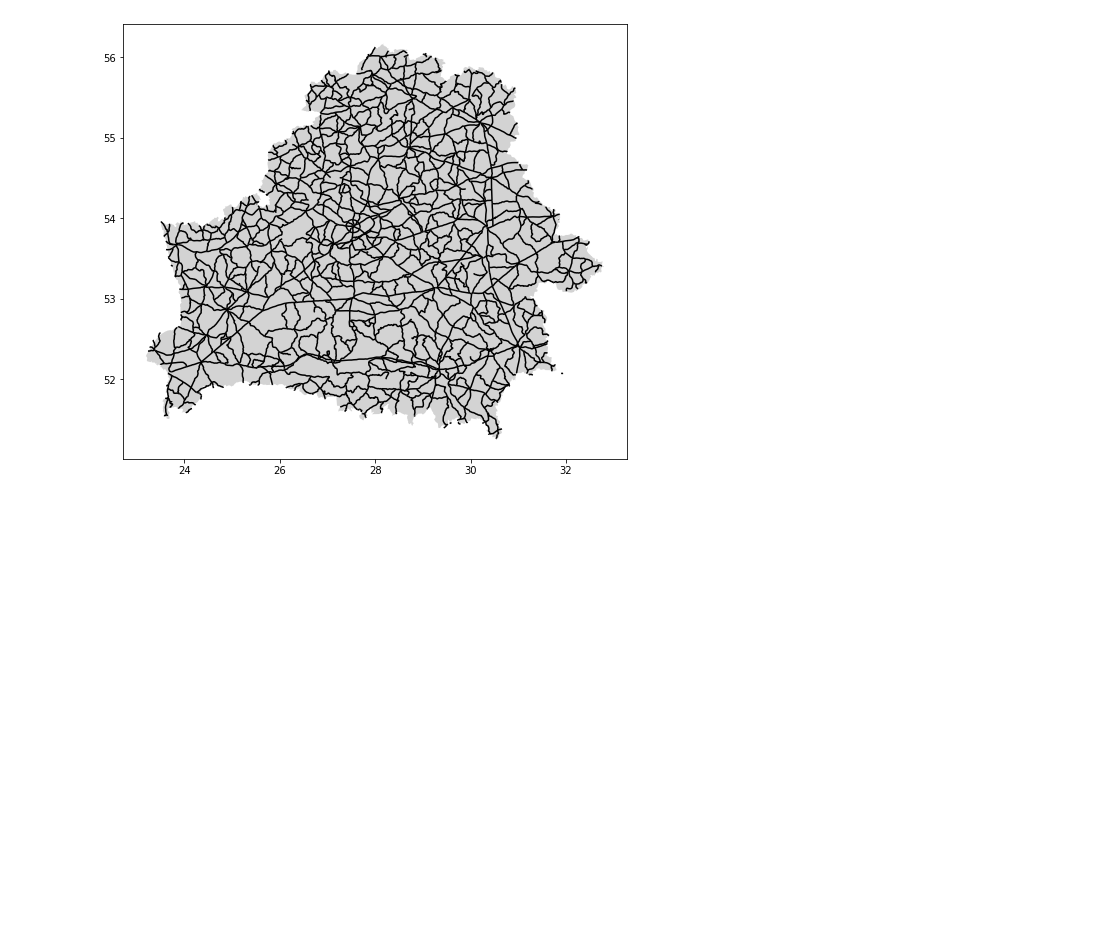
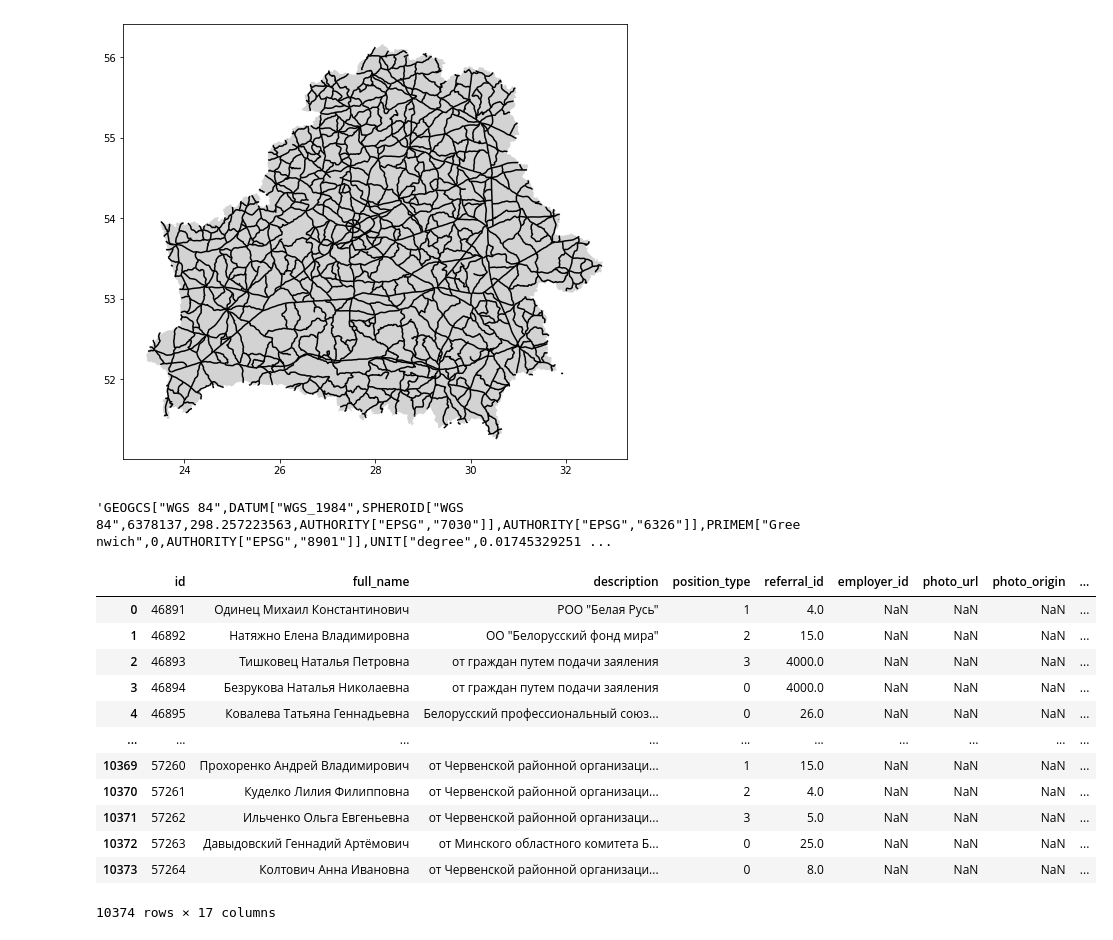
Before and after one commit to danielsaggau/Elections-Belarus, a Jupyter notebook: collab_map.ipynb, the cells around one changed output. Drawn from its saved outputs; the diff is of its cells as text; code cells hidden in the pictures; blank space fills up the shorter version.

```diff
--- a/collab_map.ipynb
+++ b/collab_map.ipynb
@@ -52,3 +52,32 @@ shape.plot(ax=base, zorder = 3, color = 'black')
 # %% [output]
 <matplotlib.axes._subplots.AxesSubplot at 0x...>
 [figure]
+# %%
+#!pip install rasterio
+#import rasterio.plot
+from osgeo import gdal
+
+raster = gdal.Open('/blr_pop.vrt')
+type(raster)
+raster.GetProjection()
+# %% [output]
+'GEOGCS["WGS 84",DATUM["WGS_1984",SPHEROID["WGS 84",6378137,298.257223563,AUTHORITY["EPSG","7030"]],AUTHORITY["EPSG","6326"]],PRIMEM["Greenwich",0,AUTHORITY["EPSG","8901"]],UNIT["degree",0.01745329251 ...
+# %%
+import pandas as pd
+#df = pd.read_csv(r'/content/commission.csv')
+df = pd.read_csv(r'/content/member-05_minsk.csv')
+df
+# %% [output]
+|  | id | full_name | description | position_type | referral_id | employer_id | photo_url | photo_origin | ... |
+| 0 | 46891 | Одинец Михаил Константинович | РОО "Белая Русь" | 1 | 4.0 | NaN | NaN | NaN | ... |
+| 1 | 46892 | Натяжно Елена Владимировна | ОО "Белорусский фонд мира" | 2 | 15.0 | NaN | NaN | NaN | ... |
+| 2 | 46893 | Тишковец Наталья Петровна | от граждан путем подачи заяления | 3 | 4000.0 | NaN | NaN | NaN | ... |
+| 3 | 46894 | Безрукова Наталья Николаевна | от граждан путем подачи заяления | 0 | 4000.0 | NaN | NaN | NaN | ... |
+| 4 | 46895 | Ковалева Татьяна Геннадьевна | Белорусский профессиональный союз... | 0 | 26.0 | NaN | NaN | NaN | ... |
+| ... | ... | ... | ... | ... | ... | ... | ... | ... | ... |
+| 10369 | 57260 | Прохоренко Андрей Владимирович | от Червенской районной организаци... | 1 | 15.0 | NaN | NaN | NaN | ... |
+| 10370 | 57261 | Куделко Лилия Филипповна | от Червенской районной организаци... | 2 | 4.0 | NaN | NaN | NaN | ... |
+| 10371 | 57262 | Ильченко Ольга Евгеньевна | от Червенской районной организаци... | 3 | 5.0 | NaN | NaN | NaN | ... |
+| 10372 | 57263 | Давыдовский Геннадий Артёмович | от Минского областного комитета Б... | 0 | 25.0 | NaN | NaN | NaN | ... |
+| 10373 | 57264 | Колтович Анна Ивановна | от Червенской районной организаци... | 0 | 8.0 | NaN | NaN | NaN | ... |
+10374 rows × 17 columns
```
Also changed, not shown: parts of 1 cell of this notebook.
